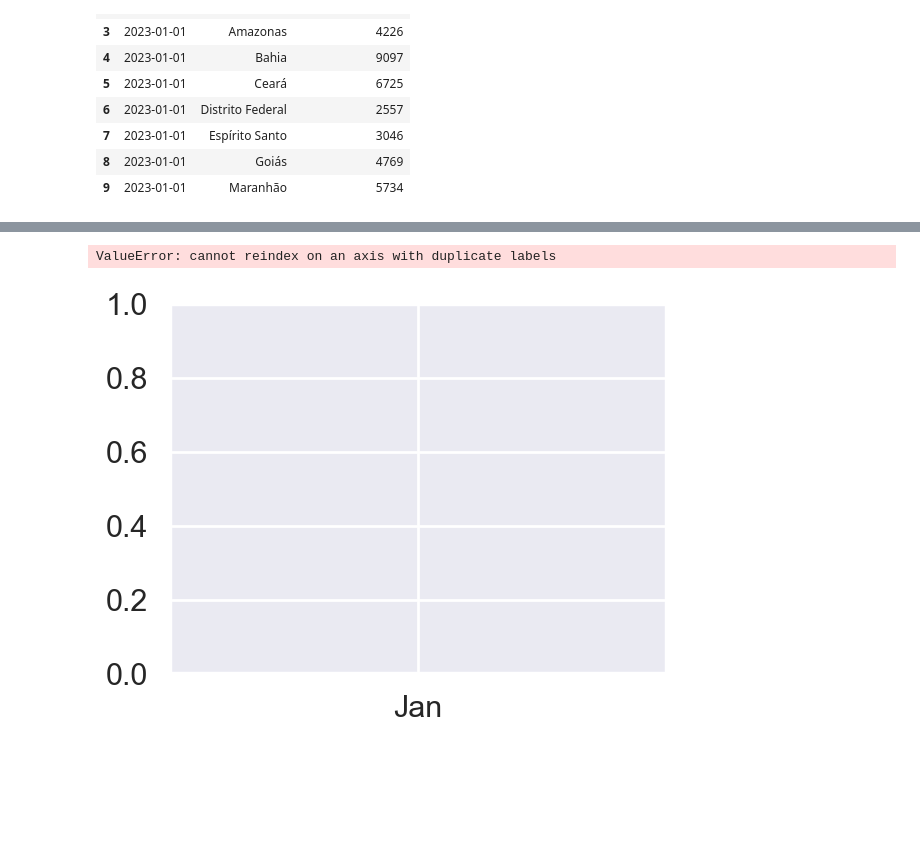
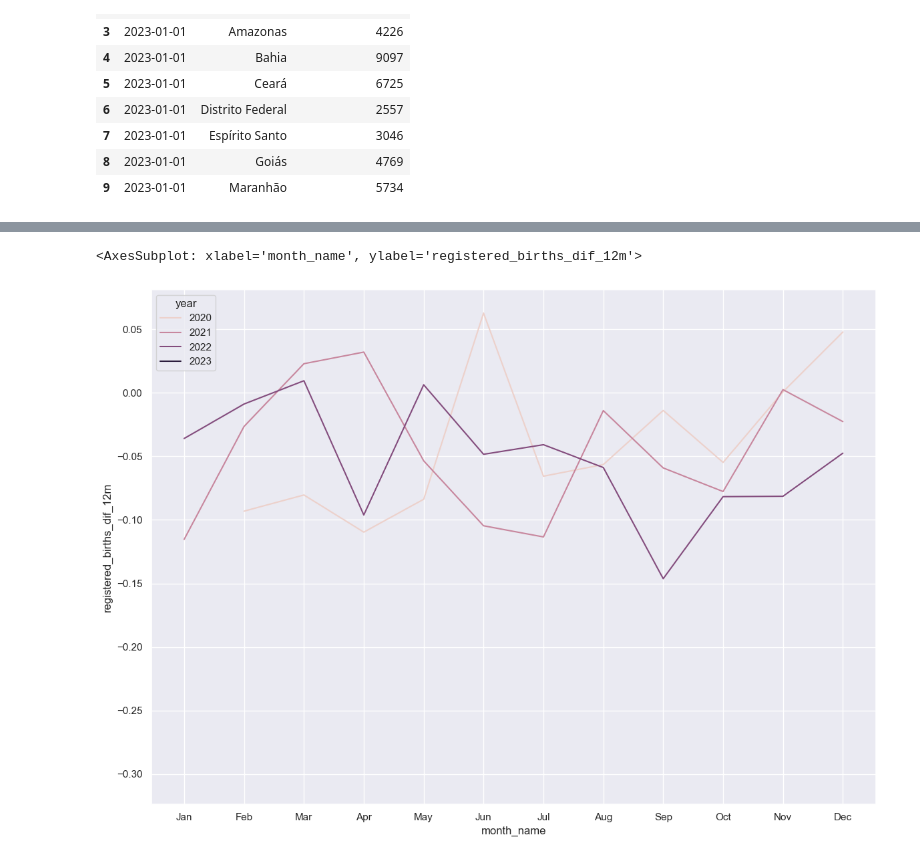
Before and after one commit to flimao/covidjab_analyses, a Jupyter notebook: covidjab_natality/notebooks/02-flimao-extract-natality.ipynb, the cells around one changed output, grey strips where cells are left out. Cells and saved outputs as stored; diff of their text form; code cells hidden in the pictures; blank space fills up the shorter version.

Commit message:
Finish main code for transforming data

```diff
--- a/covidjab_natality/notebooks/02-flimao-extract-natality.ipynb
+++ b/covidjab_natality/notebooks/02-flimao-extract-natality.ipynb
@@ -55,8 +59,21 @@ df['year'] = df['month'].dt.year
 # %%
 df['month_name'] = df['month'].dt.strftime("%b")
 months_cat = pd.CategoricalDtype(
-    categories = ('Jan', 'Feb', 'Mar', 'Apr', 'Mai', 'Jun', 'Jul', 'Aug', 'Sep', 'Oct', 'Nov', 'Dec'),
+    categories = ('Jan', 'Feb', 'Mar', 'Apr', 'May', 'Jun', 'Jul', 'Aug', 'Sep', 'Oct', 'Nov', 'Dec'),
     ordered = True
 )
 
 df['month_name'] = df['month_name'].astype(months_cat)
+# %%
+# sort ascending by date
+df = df.sort_values(by = ['month', 'state'])
+# %%
+# .reset_index() didn't take during extraction. Let's try again
+df = df.reset_index(drop = True)
+# %%
+# let's apply the transformation proposed in https://boriquagato.substack.com/p/swedish-birthrate-data-november-update
+# variation in each month compared to the same month in the previous year (e.g. % change from jan-2022 compared to jan-2021)
+
+df['registered_births_dif_12m'] = df.groupby(['state','month_name'])['registered_births'].pct_change()
+df_covid = df[df['month']>'2020'].copy()
+df_covid[(df_covid['state'].str.contains('Janeiro'))&(df_covid['month_name']=='Feb')]
@@ -63,10 +101,11 @@ df['month_name'] = df['month_name'].astype(months_cat)
 # %%
 sns.lineplot(
-    data = df,
-    x = 'month_name', y = 'registered_births'
+    data = df_covid[df_covid['state'].str.contains('Janeiro')],
+    x = 'month_name', y = 'registered_births_dif_12m', hue = 'year',
+    errorbar = ('ci', False),
 )
 # %% [output]
-ValueError: cannot reindex on an axis with duplicate labels
+<AxesSubplot: xlabel='month_name', ylabel='registered_births_dif_12m'>
-[figure, old version]
+[figure, new version]
 # %%
 sns.lineplot(
```
Also changed, not shown: parts of 6 cells of this notebook.
